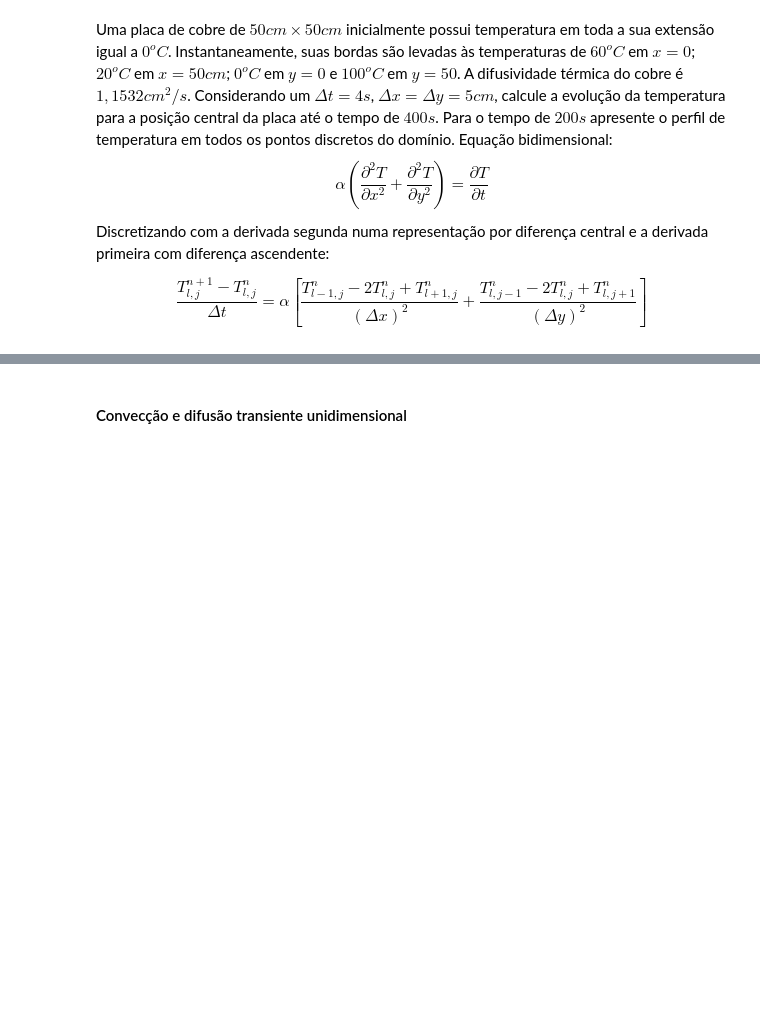
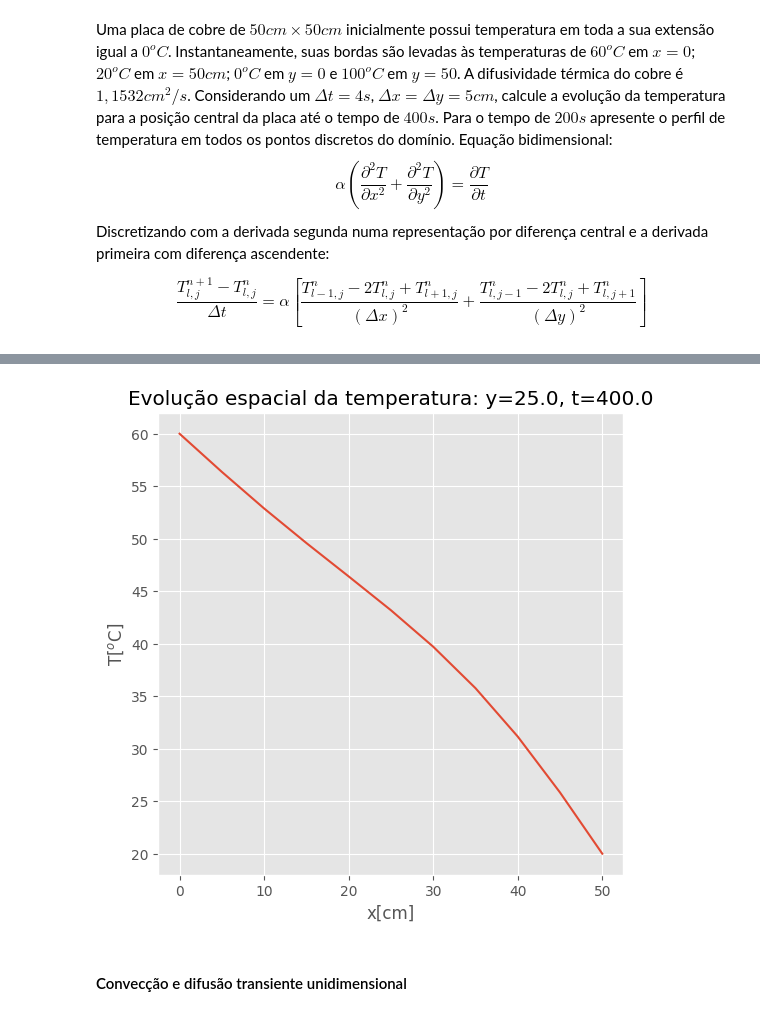
Before and after one commit to fschuch/Python-Transferencia-de-Calor, a Jupyter notebook: aula.ipynb, the cells around one changed output, grey strips where cells are left out. Cells and saved outputs as stored; diff of their text form; code cells hidden in the pictures; blank space fills up the shorter version.

```diff
--- a/aula.ipynb
+++ b/aula.ipynb
@@ -623,9 +676,11 @@ plt.show()
 # %%
 plt.plot(x, T[:,y.size//2,-1])
 plt.title(f'Evolução espacial da temperatura: y={y[y.size//2]}, t={t[-1]}')
-plt.xlabel('x')
-plt.ylabel('T')
+plt.xlabel('x[cm]')
+plt.ylabel(r'T[$^o$C]')
 plt.show()
+# %% [output]
+[figure, added]
 # %%
 del T, x, y, t, a, dx2, dy2, dt, i, n, ax, fig, j
 # %% [markdown]
```
Also changed, not shown: parts of 32 cells of this notebook.
